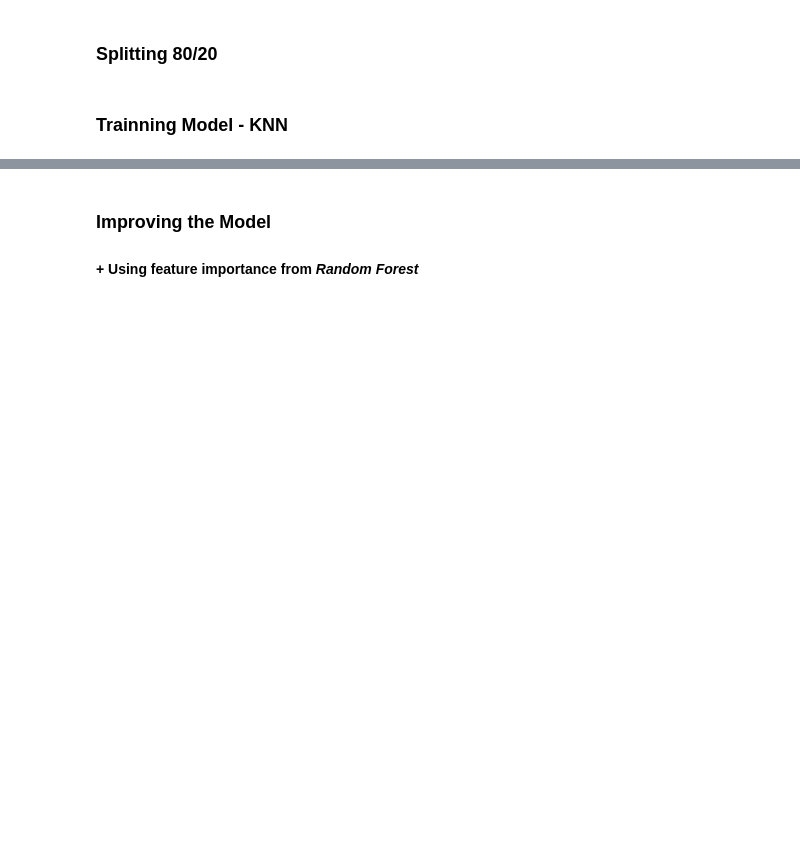
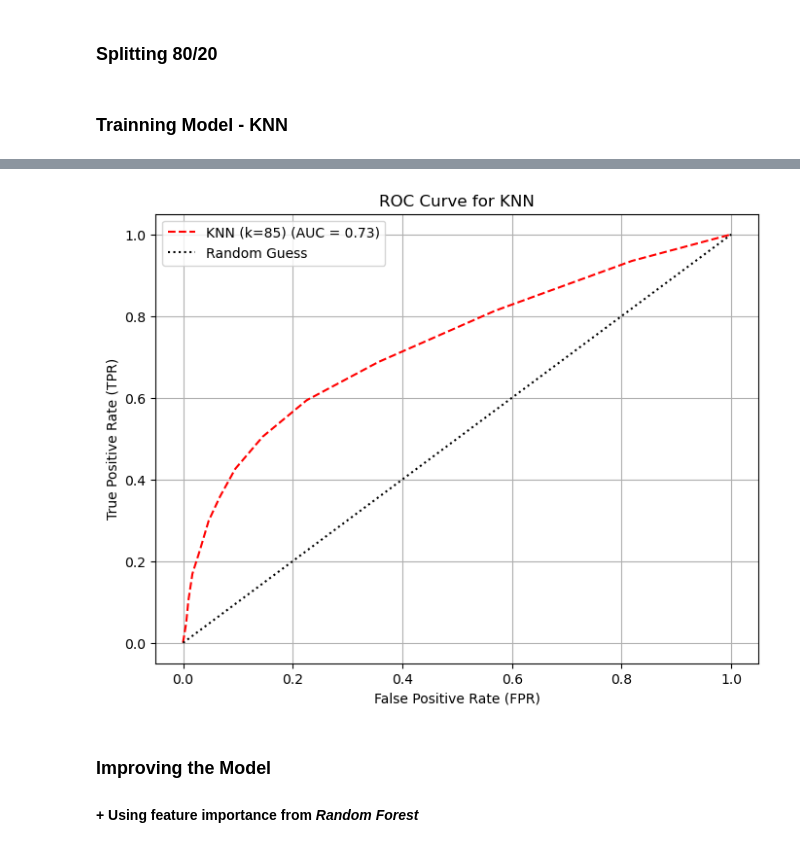
Before and after one commit to Aspyn25/DS_301_Mid_term, a Jupyter notebook: KNN.ipynb, the cells around one changed output, grey strips where cells are left out. Saved outputs shown, nothing was run; the diff lists cells and outputs as text; code cells hidden in the pictures; blank space fills up the shorter version.

Commit message:
add roc-auc curve of KNN

```diff
--- a/KNN.ipynb
+++ b/KNN.ipynb
@@ -185,3 +265,28 @@ print(f"Test Accuracy based on the KNN Model: {test_accuracy:.4f}")
+# %%
+from sklearn.metrics import confusion_matrix, classification_report, roc_auc_score, roc_curve, auc, accuracy_score
+
+y_knn_14_probs = knn_14.predict_proba(X_test)[:,1]
+
+# Compute ROC curve and AUC for both models
+fpr_knn, tpr_knn, _ = roc_curve(y_test, y_knn_14_probs)
+auc_knn = auc(fpr_knn, tpr_knn)
+
+# Plot both ROC curves
+plt.figure(figsize=(8, 6))
+plt.plot(fpr_knn, tpr_knn, color='red', linestyle='dashed', label=f'KNN (k=85) (AUC = {auc_knn:.2f})')
+
+# Random guess line
+plt.plot([0, 1], [0, 1], color='black', linestyle='dotted', label='Random Guess')
+
+# Labels and Title
+plt.xlabel("False Positive Rate (FPR)")
+plt.ylabel("True Positive Rate (TPR)")
+plt.title("ROC Curve for KNN")
+plt.legend()
+plt.grid(True)
+plt.show()
+# %% [output]
+[figure, added]
 # %% [markdown]
 ### Improving the Model
 
```
Also changed, not shown: parts of 31 cells of this notebook.
